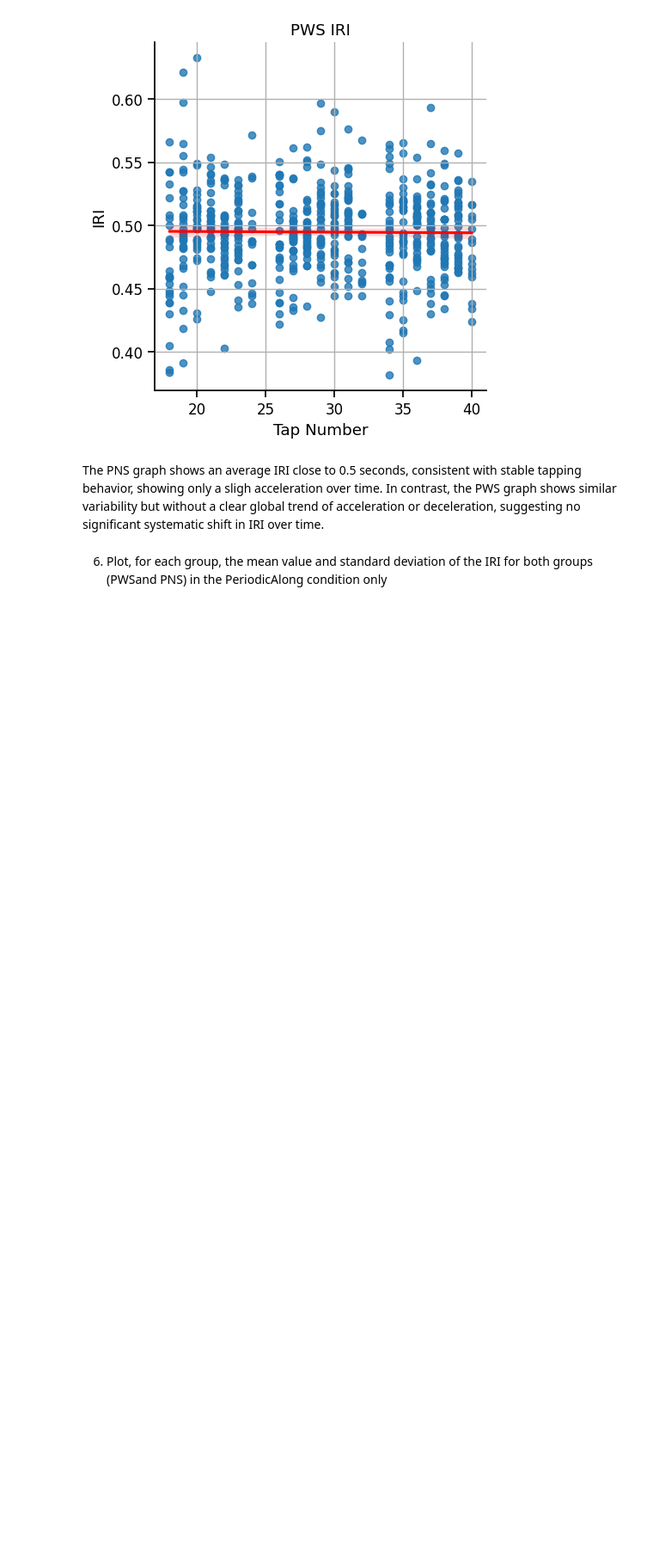
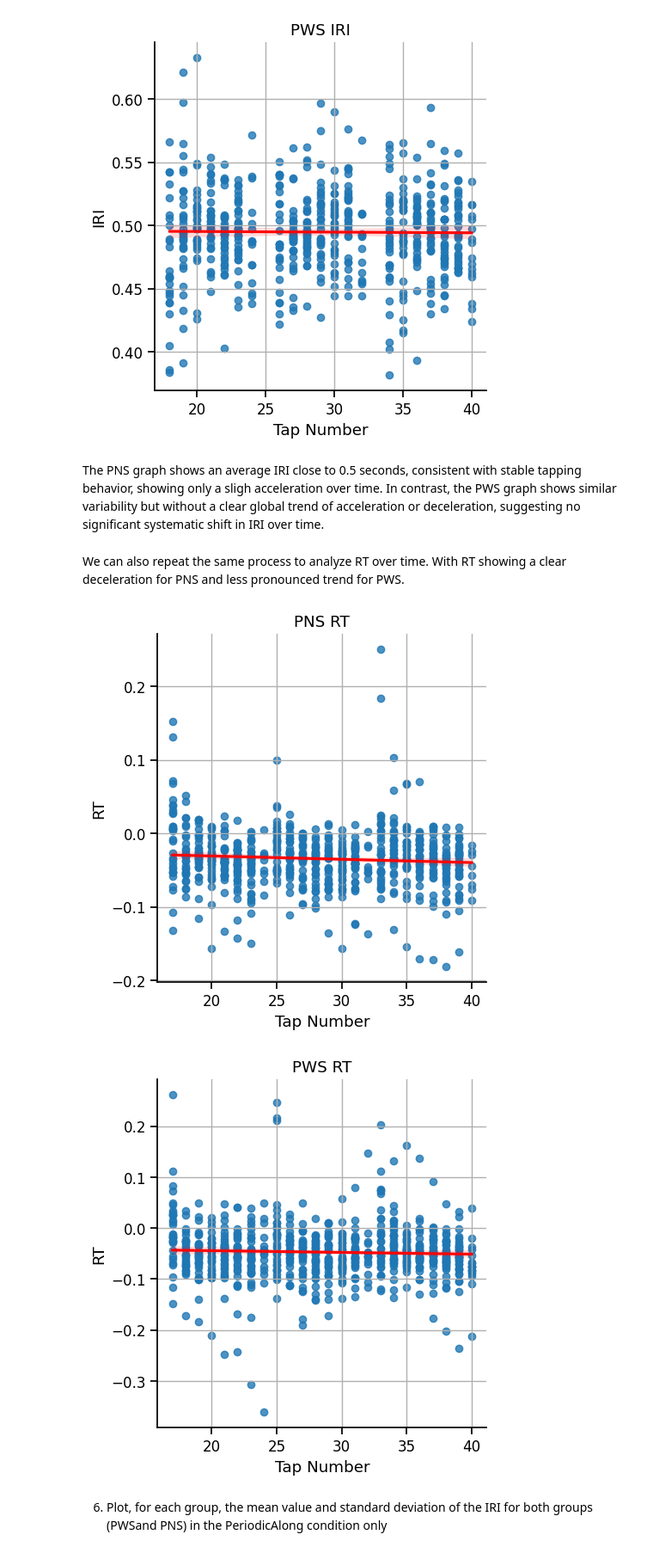
Before and after one commit to CodeNachos/expdesign, a Jupyter notebook: TP3/tp3.ipynb, the cells around one changed output. Shown: that part at 86% size. Drawn from its saved outputs; the diff is of its cells as text; code cells hidden in the pictures; blank space fills up the shorter version.

```diff
--- a/TP3/tp3.ipynb
+++ b/TP3/tp3.ipynb
@@ -119,6 +119,23 @@ plt.show()
 [figure]
 # %% [markdown]
 The PNS graph shows an average IRI close to 0.5 seconds, consistent with stable tapping behavior, showing only a sligh acceleration over time. In contrast, the PWS graph shows similar variability but without a clear global trend of acceleration or deceleration, suggesting no significant systematic shift in IRI over time.
+# %% [markdown]
+We can also repeat the same process to analyze RT over time. With RT showing a clear deceleration for PNS and  less pronounced trend for PWS.
+# %%
+g_pns = sns.lmplot(x='TapNb', y='RT', data=data_PNS, line_kws={'color': 'red'})
+plt.title("PNS RT")
+plt.xlabel("Tap Number")
+plt.grid()
+plt.show()
+
+g_pws = sns.lmplot(x='TapNb', y='RT', data=data_PWS, line_kws={'color': 'red'})
+plt.title("PWS RT")
+plt.xlabel("Tap Number")
+plt.grid()
+plt.show()
+# %% [output]
+[figure, added]
+[figure, added]
 # %% [markdown]
 6. Plot, for each group, the mean value and standard deviation of the IRI for both groups (PWSand PNS) in the PeriodicAlong condition only
 # %%
```
Also changed, not shown: parts of 4 cells of this notebook, 3 other files.
